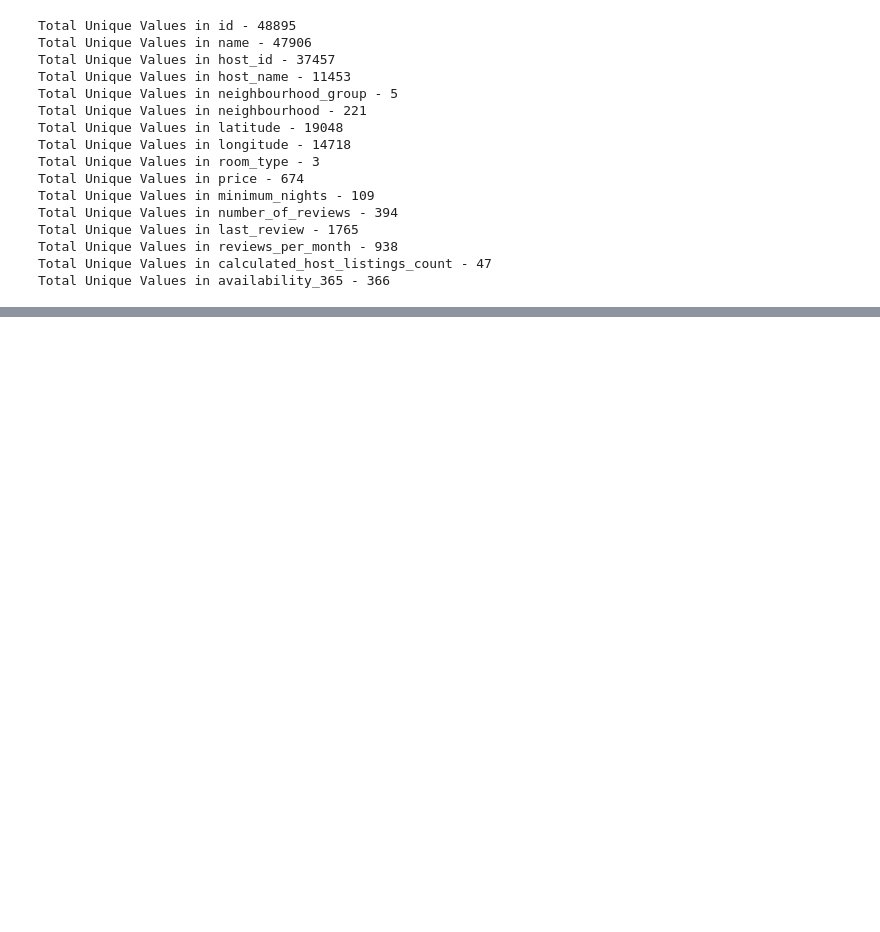
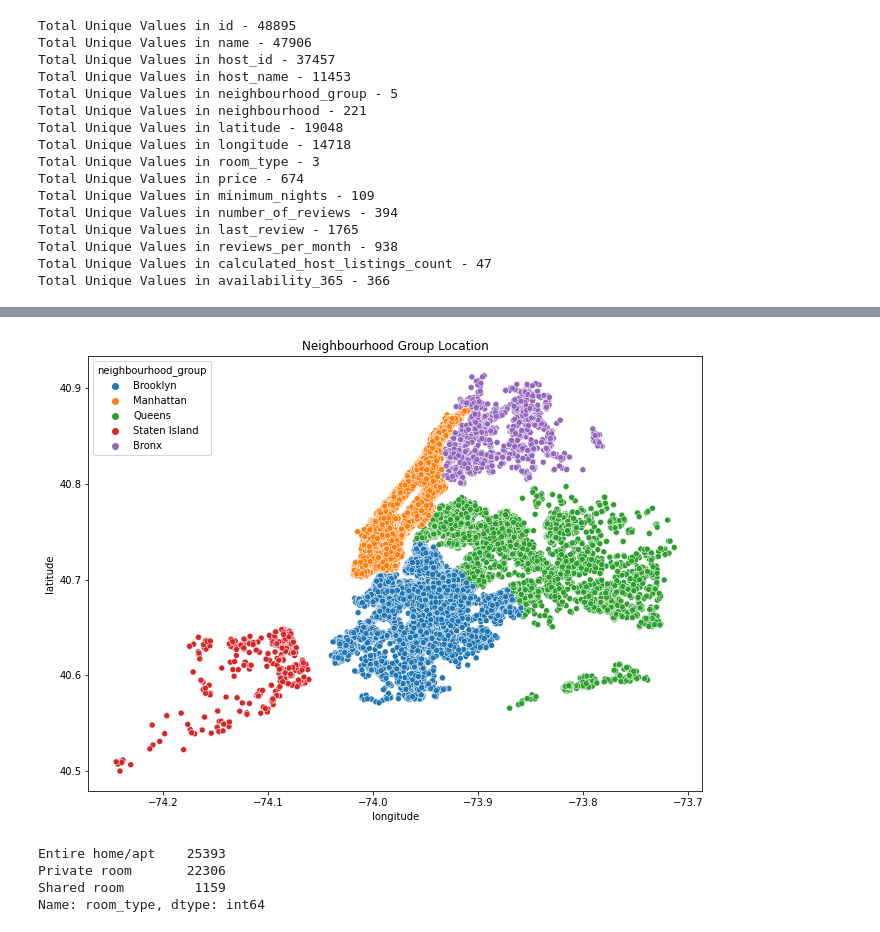
Before and after one commit to Darsh66/Airbnb-Booking-Analysis, a Jupyter notebook: Darshan_Capstone_Airbnb_Booking_Analysis.ipynb, the cells around one changed output, grey strips where cells are left out. Cells and saved outputs as stored; diff of their text form; code cells hidden in the pictures; blank space fills up the shorter version.

```diff
--- a/Darshan_Capstone_Airbnb_Booking_Analysis.ipynb
+++ b/Darshan_Capstone_Airbnb_Booking_Analysis.ipynb
@@ -198,0 +332,3 @@ Total Unique Values in availability_365 - 366
+# %%
+loc = df[['neighbourhood_group','neighbourhood','latitude','longitude', 'room_type']]
+loc.head()
@@ -198,0 +429,19 @@ Total Unique Values in availability_365 - 366
+# %%
+# Plot 3
+# Here we are using the latitude and longitude again to understand easily the accurate locations of different neighbourhood groups
+#Map 1
+title = 'Neighbourhood Group Location'
+plt.figure(figsize=(11,8))
+sns.scatterplot(x=loc.longitude,y=loc.latitude,hue=loc.neighbourhood_group).set_title(title)
+#Displaying the plot
+plt.show()
+# %% [output]
+[figure, added]
+# %%
+rt = df['room_type'].value_counts()
+rt
+# %% [output]
+Entire home/apt    25393
+Private room       22306
+Shared room         1159
+Name: room_type, dtype: int64
```
Also changed, not shown: parts of 57 cells of this notebook.
